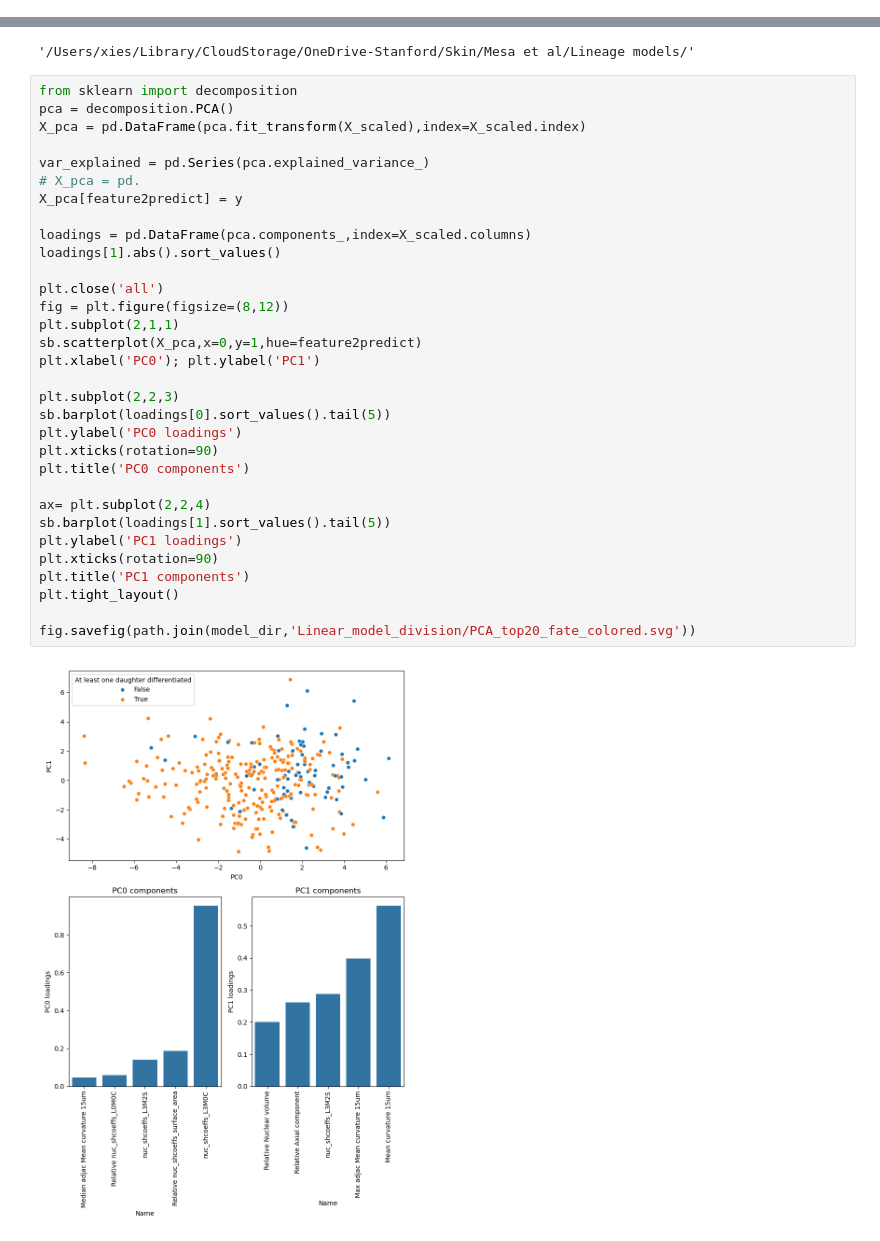
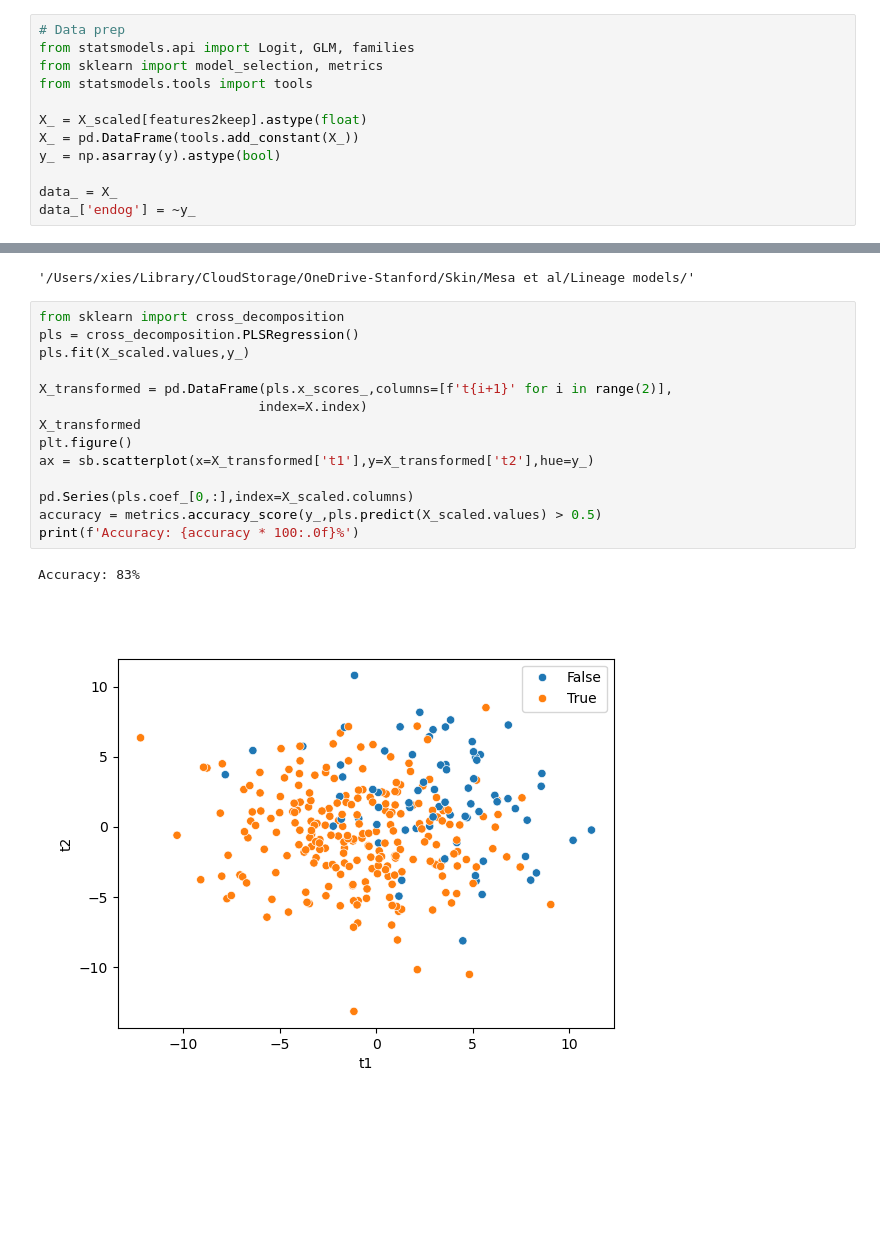
Before and after one commit to xies/mouse_skin_size_control, a Jupyter notebook: 2025_lineage_analysis/prediction_model_notebooks/linear_models/GLM_classify_division.ipynb, the cells around one changed output, grey strips where cells are left out. Drawn from its saved outputs; the diff is of its cells as text; blank space fills up the shorter version.

```diff
--- a/2025_lineage_analysis/prediction_model_notebooks/linear_models/GLM_classify_division.ipynb
+++ b/2025_lineage_analysis/prediction_model_notebooks/linear_models/GLM_classify_division.ipynb
@@ -181,0 +509,12 @@ dtype: float64
+# %%
+# Data prep
+from statsmodels.api import Logit, GLM, families
+from sklearn import model_selection, metrics
+from statsmodels.tools import tools
+
+X_ = X_scaled[features2keep].astype(float)
+X_ = pd.DataFrame(tools.add_constant(X_))
+y_ = np.asarray(y).astype(bool)
+
+data_ = X_
+data_['endog'] = ~y_
@@ -228,36 +640,19 @@ model_dir
 # %% [output]
 '/Users/xies/Library/CloudStorage/OneDrive-Stanford/Skin/Mesa et al/Lineage models/'
 # %%
-from sklearn import decomposition
-pca = decomposition.PCA()
-X_pca = pd.DataFrame(pca.fit_transform(X_scaled),index=X_scaled.index)
+from sklearn import cross_decomposition
+pls = cross_decomposition.PLSRegression()
+pls.fit(X_scaled.values,y_)
 
-var_explained = pd.Series(pca.explained_variance_)
-# X_pca = pd.
-X_pca[feature2predict] = y
+X_transformed = pd.DataFrame(pls.x_scores_,columns=[f't{i+1}' for i in range(2)],
+                            index=X.index)
+X_transformed
+plt.figure()
+ax = sb.scatterplot(x=X_transformed['t1'],y=X_transformed['t2'],hue=y_)
 
-loadings = pd.DataFrame(pca.components_,index=X_scaled.columns)
-loadings[1].abs().sort_values()
-
-plt.close('all')
-fig = plt.figure(figsize=(8,12))
-plt.subplot(2,1,1)
-sb.scatterplot(X_pca,x=0,y=1,hue=feature2predict)
-plt.xlabel('PC0'); plt.ylabel('PC1')
-
-plt.subplot(2,2,3)
-sb.barplot(loadings[0].sort_values().tail(5))
-plt.ylabel('PC0 loadings')
-plt.xticks(rotation=90)
-plt.title('PC0 components')
-
-ax= plt.subplot(2,2,4)
-sb.barplot(loadings[1].sort_values().tail(5))
-plt.ylabel('PC1 loadings')
-plt.xticks(rotation=90)
-plt.title('PC1 components')
-plt.tight_layout()
-
-fig.savefig(path.join(model_dir,'Linear_model_division/PCA_top20_fate_colored.svg'))
+pd.Series(pls.coef_[0,:],index=X_scaled.columns)
+accuracy = metrics.accuracy_score(y_,pls.predict(X_scaled.values) > 0.5)
+print(f'Accuracy: {accuracy * 100:.0f}%')
 # %% [output]
+Accuracy: 83%
-[figure, old version]
+[figure, new version]
```
Also changed, not shown: parts of 24 cells of this notebook, 6 other files.
